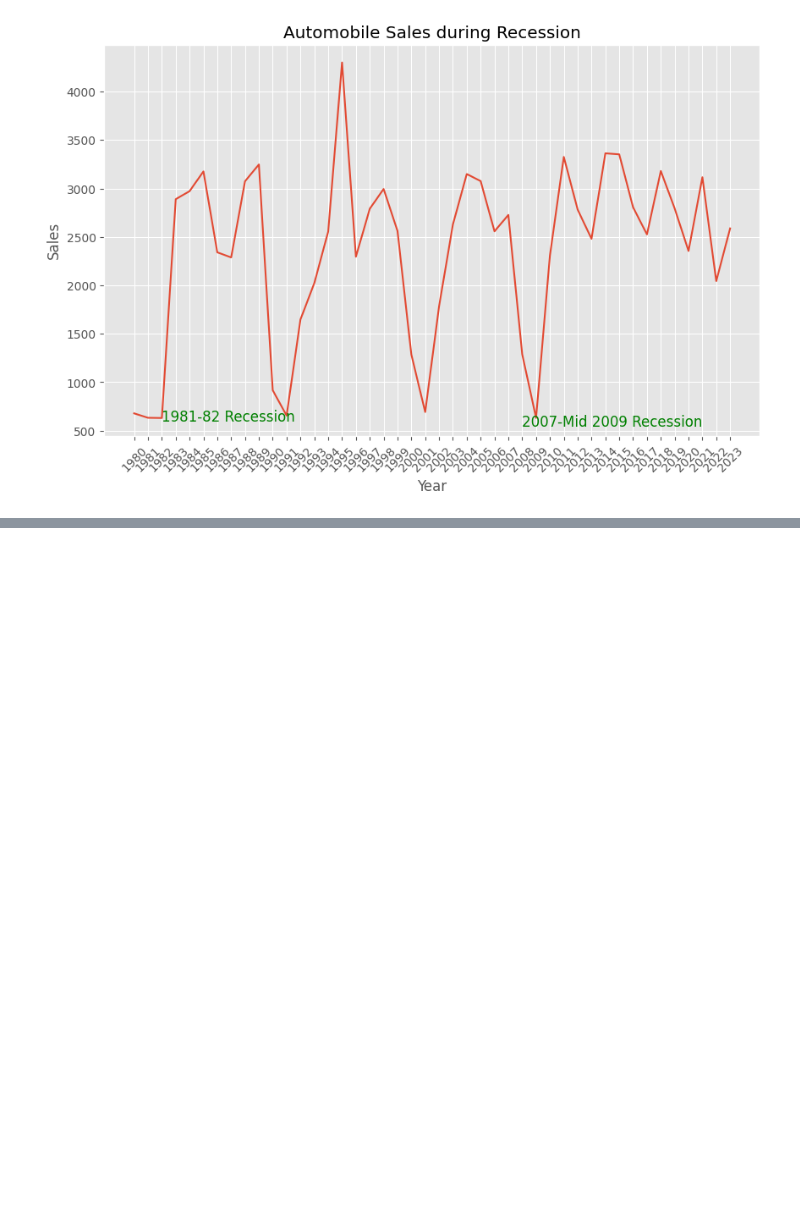
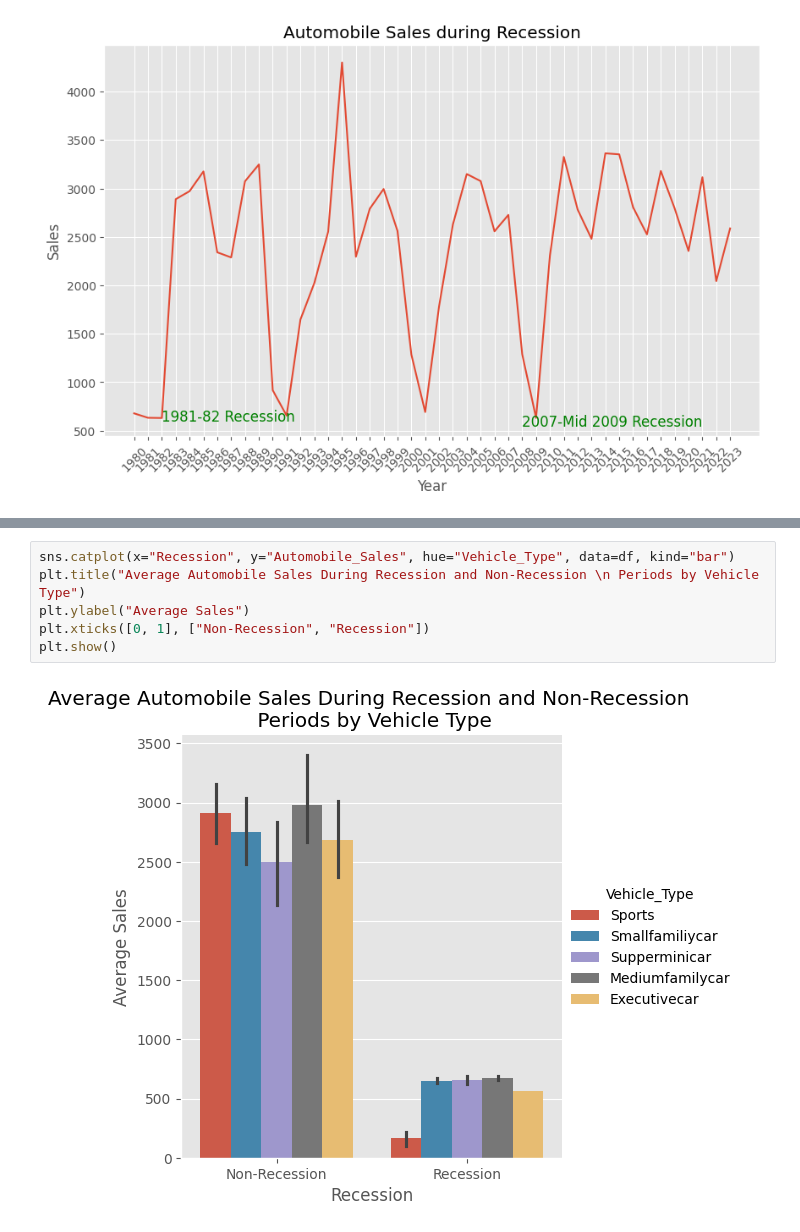
Before and after one commit to desire-del/datascienceprojects, a Jupyter notebook: visualization/final_project.ipynb, the cells around one changed output, grey strips where cells are left out. Drawn from its saved outputs; the diff is of its cells as text; blank space fills up the shorter version.

```diff
--- a/visualization/final_project.ipynb
+++ b/visualization/final_project.ipynb
@@ -128,0 +210,8 @@ plt.show()
+# %%
+sns.catplot(x="Recession", y="Automobile_Sales", hue="Vehicle_Type", data=df, kind="bar")
+plt.title("Average Automobile Sales During Recession and Non-Recession \n Periods by Vehicle Type")
+plt.ylabel("Average Sales")
+plt.xticks([0, 1], ["Non-Recession", "Recession"])
+plt.show()
+# %% [output]
+[figure, added]
```
Also changed, not shown: parts of 28 cells of this notebook.
